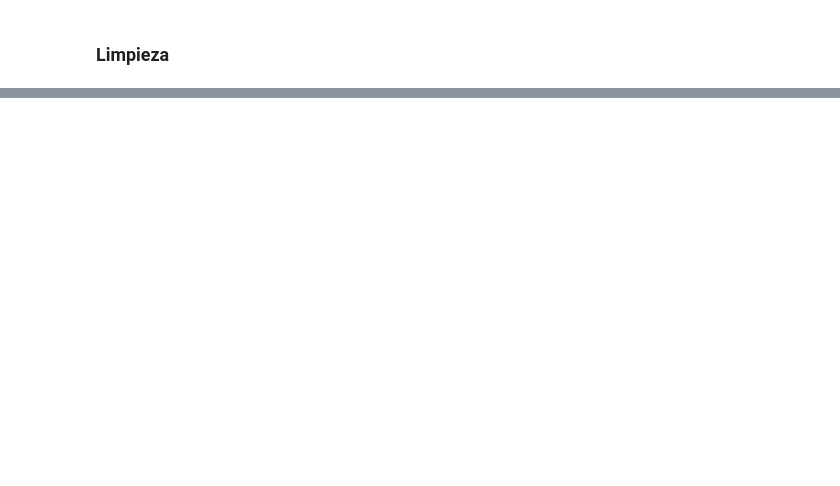
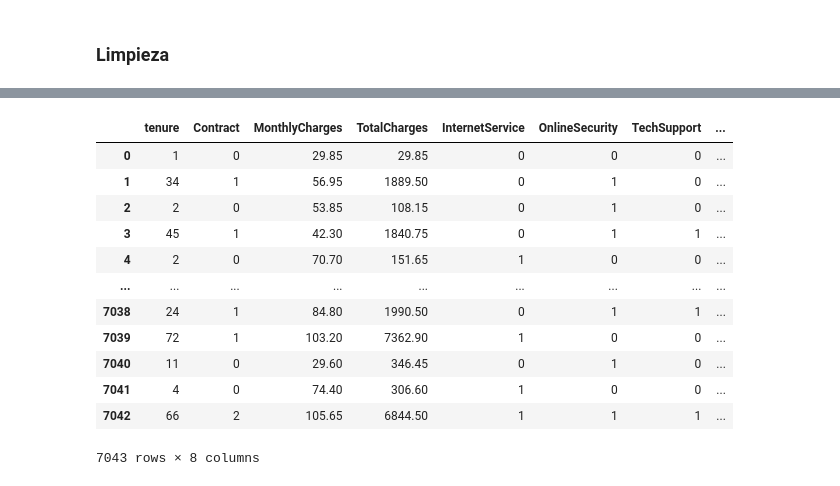
Before and after one commit to hlcxpl/DpyML-3, a Jupyter notebook: DpyML-3.ipynb, the cells around one changed output, grey strips where cells are left out. Cells and saved outputs as stored; diff of their text form; code cells hidden in the pictures; blank space fills up the shorter version.

```diff
--- a/DpyML-3.ipynb
+++ b/DpyML-3.ipynb
@@ -104,10 +81,2 @@ plt.show()
 # %% [markdown]
 ### Limpieza
-# %%
-data =data.dropna()
-data= data.drop_duplicates()
-customer_id= data['customerID']
-data = data.drop(columns=['customerID'])
-data_binarizada= pd.get_dummies(data, drop_first=True)
-data_binarizada = data_binarizada.astype(int)
-data_binarizada
@@ -127,0 +83,17 @@ data_binarizada
+# %%
+# Crear el nuevo DataFrame con las variables relevantes y la variable objetivo
+df_relevante = data[
+    [
+        "tenure",
+        "Contract",
+        "MonthlyCharges",
+        "TotalCharges",
+        "InternetService",
+        "OnlineSecurity",
+        "TechSupport",
+        "Churn",
+    ]
+]
+
+# Mostrar las primeras filas del nuevo DataFrame
+df_relevante.head(10)
@@ -127,0 +112,21 @@ data_binarizada
+# %%
+# Convertir variables binarias en 0 y 1 para las columnas "OnlineSecurity" y "TechSupport"
+df_relevante.replace({"No": 0, "Yes": 1}, inplace=True)
+# Convertir variables binarias en 0 y 1 para la columna "Contract"
+df_relevante.replace({"Month-to-month": 0, "One year": 1, "Two year": 2}, inplace=True)
+df_relevante.replace({"DSL": 0, "Fiber optic": 1,"No internet service":2}, inplace=True)
+df_relevante
+# %% [output]
+|  | tenure | Contract | MonthlyCharges | TotalCharges | InternetService | OnlineSecurity | TechSupport | ... |
+| 0 | 1 | 0 | 29.85 | 29.85 | 0 | 0 | 0 | ... |
+| 1 | 34 | 1 | 56.95 | 1889.50 | 0 | 1 | 0 | ... |
+| 2 | 2 | 0 | 53.85 | 108.15 | 0 | 1 | 0 | ... |
+| 3 | 45 | 1 | 42.30 | 1840.75 | 0 | 1 | 1 | ... |
+| 4 | 2 | 0 | 70.70 | 151.65 | 1 | 0 | 0 | ... |
+| ... | ... | ... | ... | ... | ... | ... | ... | ... |
+| 7038 | 24 | 1 | 84.80 | 1990.50 | 0 | 1 | 1 | ... |
+| 7039 | 72 | 1 | 103.20 | 7362.90 | 1 | 0 | 0 | ... |
+| 7040 | 11 | 0 | 29.60 | 346.45 | 0 | 1 | 0 | ... |
+| 7041 | 4 | 0 | 74.40 | 306.60 | 1 | 0 | 0 | ... |
+| 7042 | 66 | 2 | 105.65 | 6844.50 | 1 | 1 | 1 | ... |
+7043 rows × 8 columns
```
Also changed, not shown: parts of 26 cells of this notebook.
